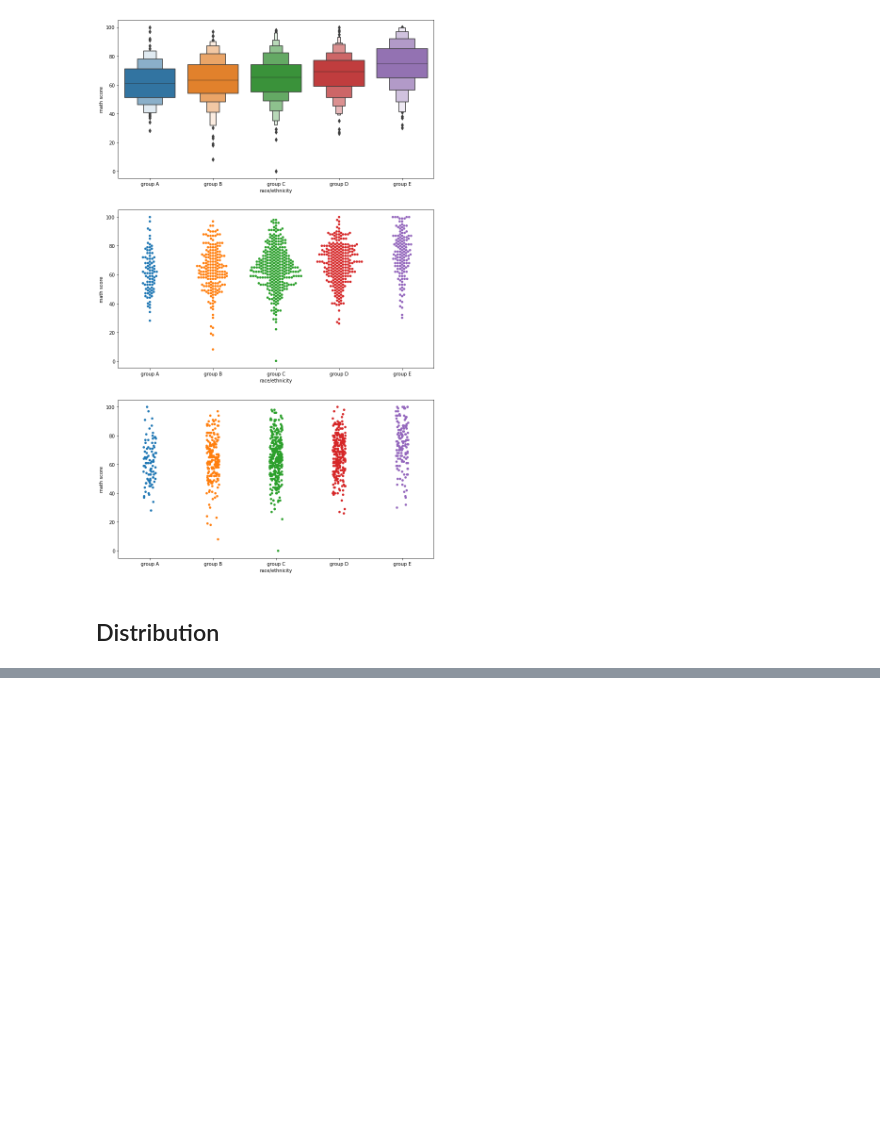
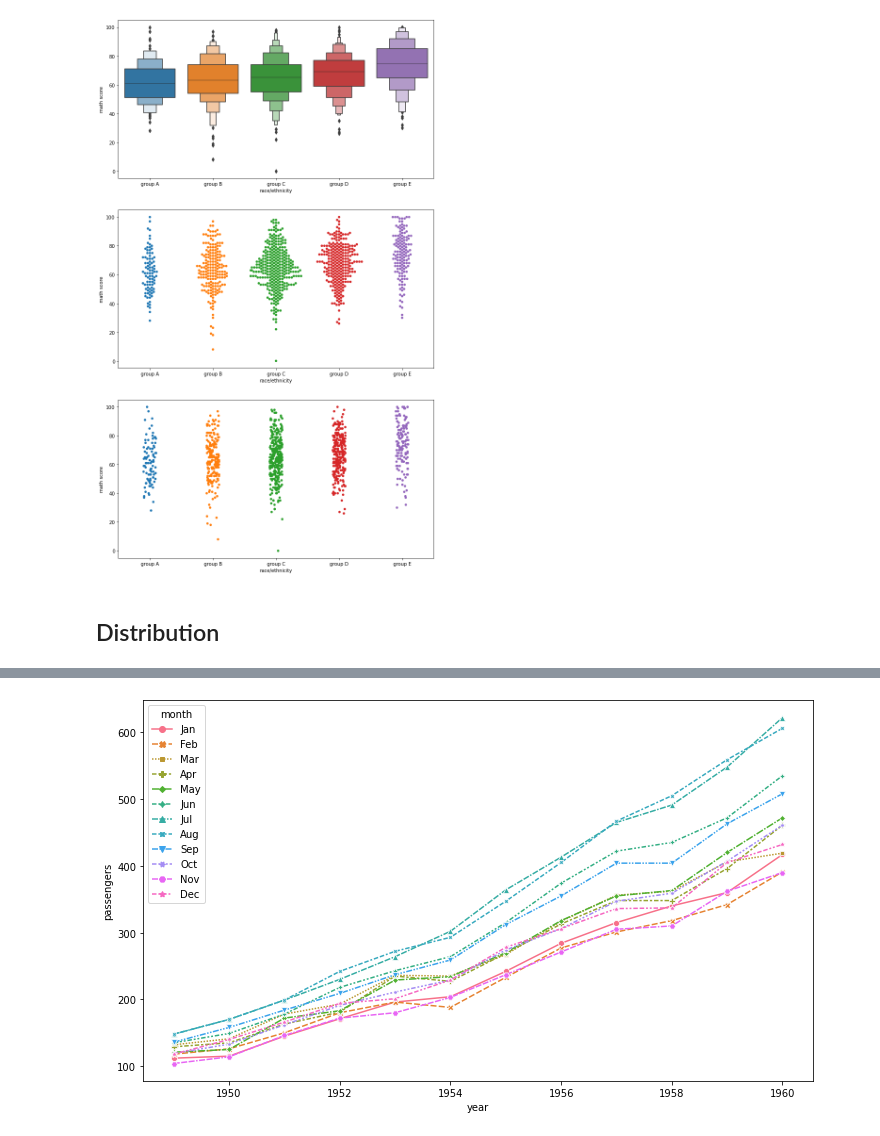
Before and after one commit to YJ0522771/TIL, a Jupyter notebook: Study Note/Boostcamp AI tech/Level1/0204.ipynb, the cells around one changed output, grey strips where cells are left out. Saved outputs shown, nothing was run; the diff lists cells and outputs as text; code cells hidden in the pictures; blank space fills up the shorter version.

```diff
--- a/Study Note/Boostcamp AI tech/Level1/0204.ipynb
+++ b/Study Note/Boostcamp AI tech/Level1/0204.ipynb
@@ -817,0 +890,3 @@ plt.show()
+# %%
+flights = sns.load_dataset("flights")
+flights.head()
@@ -817,0 +911,11 @@ plt.show()
+# %%
+fig, ax = plt.subplots(1, 1, figsize=(12, 7))
+sns.lineplot(data=flights, x="year", y="passengers",
+             hue='month',
+             style='month',
+             markers=True, # 마커 표시 여부
+             dashes=True, # 점선 여부
+             ax=ax)
+plt.show()
+# %% [output]
+[figure, added]
```
Also changed, not shown: parts of 12 cells of this notebook, 23 other files.
